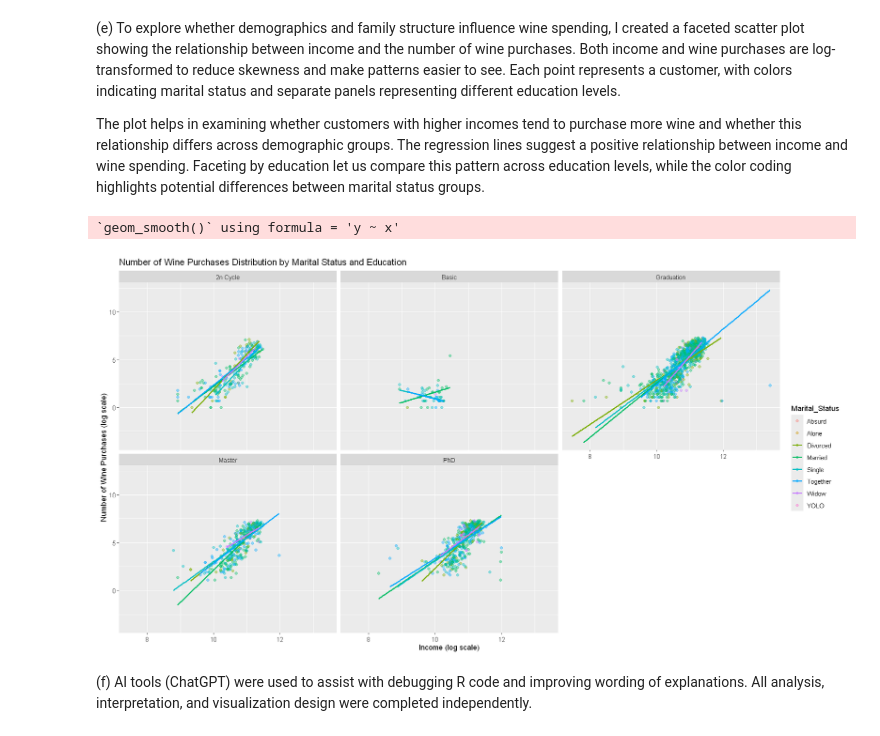
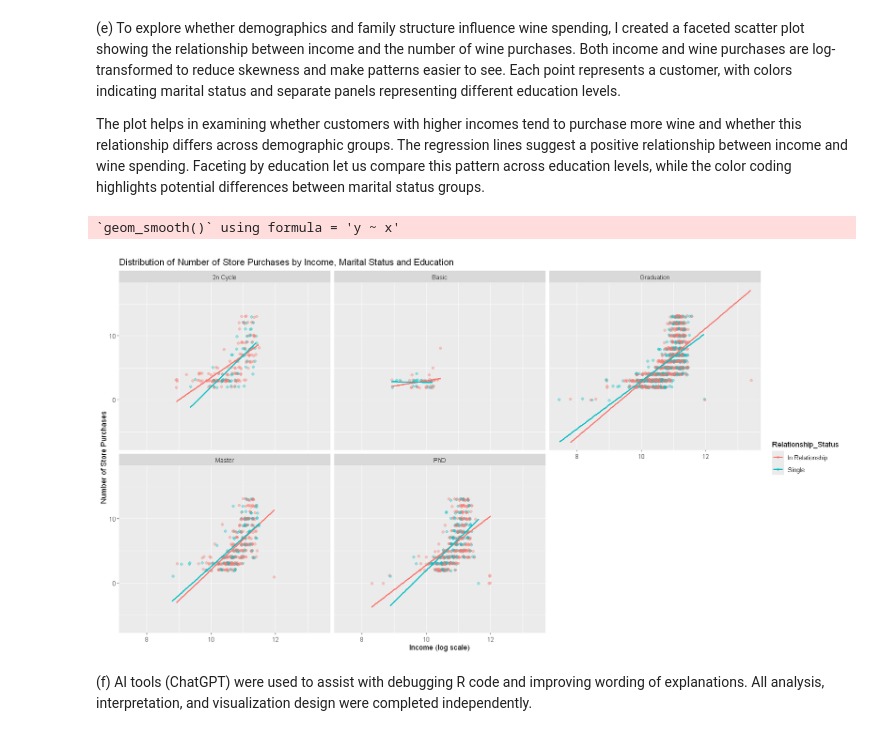
Before and after one commit to drrnaxl/STAT-301-Project, a Jupyter notebook: Final.ipynb, the cells around one changed output. Drawn from its saved outputs; the diff is of its cells as text; code cells hidden in the pictures.

```diff
--- a/Final.ipynb
+++ b/Final.ipynb
@@ -98,7 +114,7 @@ A data.frame: 29 × 1
 (a) Dataset loading
 # %%
 # Dataset taken from https://www.kaggle.com/datasets/imakash3011/customer-personality-analysis?resource=download
-url <- "https://raw.githubusercontent.com/drrnaxl/STAT-301-Project/refs/heads/main/marketing_campaign.csv?token=GHSAT0AAAAAADX5TDDAEJOOZMTWYTD2R2Z62NYLTTQ"
+url <- "https://raw.githubusercontent.com/drrnaxl/STAT-301-Project/refs/heads/main/marketing_campaign.csv"
 cpa <- read.delim(url)
 # %% [markdown]
 (b) Data cleaning and wrangling
@@ -140,11 +148,12 @@ cpa_cleaned <- cpa |>
     mutate(
         Age = 2026 - Year_Birth,
         Education = as.factor(Education),
-        Marital_Status = as.factor(Marital_Status),
+        Relationship_Status = as.factor(ifelse(Marital_Status %in% c("Married", "Together"),
+                                "In Relationship",
+                                "Single")),
         logIncome = log(Income),
-        logMntWines = log(MntWines + 1) #Since some customers don't buy wines at all (log(0) is undefined)
     ) |>
-select(Age, Education, Marital_Status, logIncome, logMntWines)
+select(NumStorePurchases, Age, Education, Relationship_Status, logIncome)
 head(cpa_cleaned)
 # %% [output]
 A data.frame: 6 × 5
@@ -224,20 +227,20 @@ The plot helps in examining whether customers with higher incomes tend to purcha
 # %%
 # Adjust accordingly
 options(repr.plot.width = 15, repr.plot.height = 8)
 
 # EDA Plot
 cpa_cleaned |>
- ggplot(aes(x = logIncome, y = logMntWines, color = Marital_Status)) +
-  geom_point(alpha = 0.4) +
+ ggplot(aes(x = logIncome, y = NumStorePurchases, color = Relationship_Status)) +
+  geom_jitter(alpha = 0.35, width = 0.03, height = 0.15) +
+  facet_wrap(~Education) +
   geom_smooth(method = "lm", se = FALSE) +
-  facet_wrap(~Education) +
   labs(
-    title = "Number of Wine Purchases Distribution by Marital Status and Education",
+    title = "Distribution of Number of Store Purchases by Income, Marital Status and Education",
     x = "Income (log scale)",
-    y = "Number of Wine Purchases (log scale)"
+    y = "Number of Store Purchases"
   )
 # %% [output]
 `geom_smooth()` using formula = 'y ~ x'
-[figure, old version]
+[figure, new version]
 # %% [markdown]
 (f) AI tools (ChatGPT) were used to assist with debugging R code and improving wording of explanations. All analysis, interpretation, and visualization design were completed independently.
```
Also changed, not shown: parts of 11 cells of this notebook.
